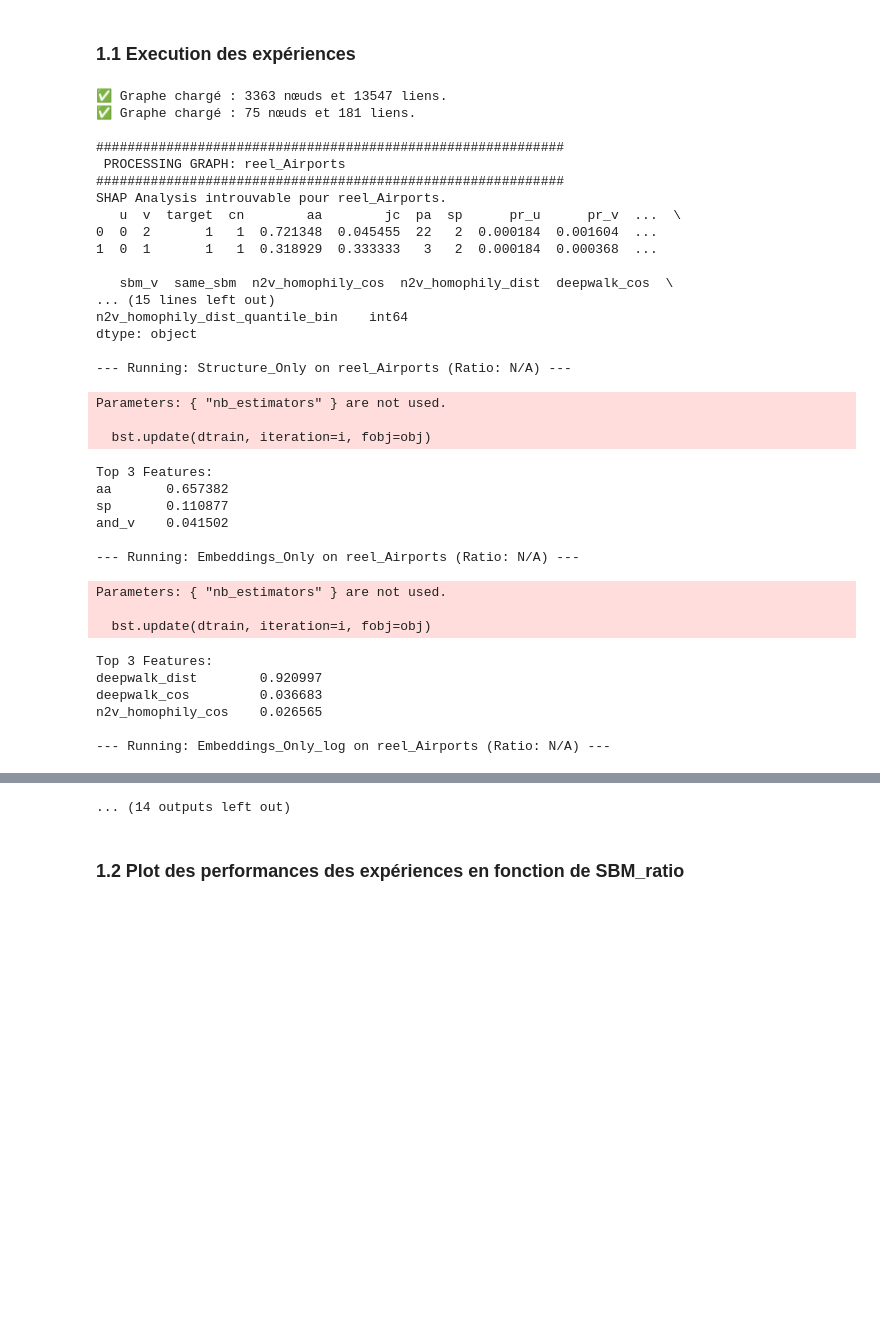
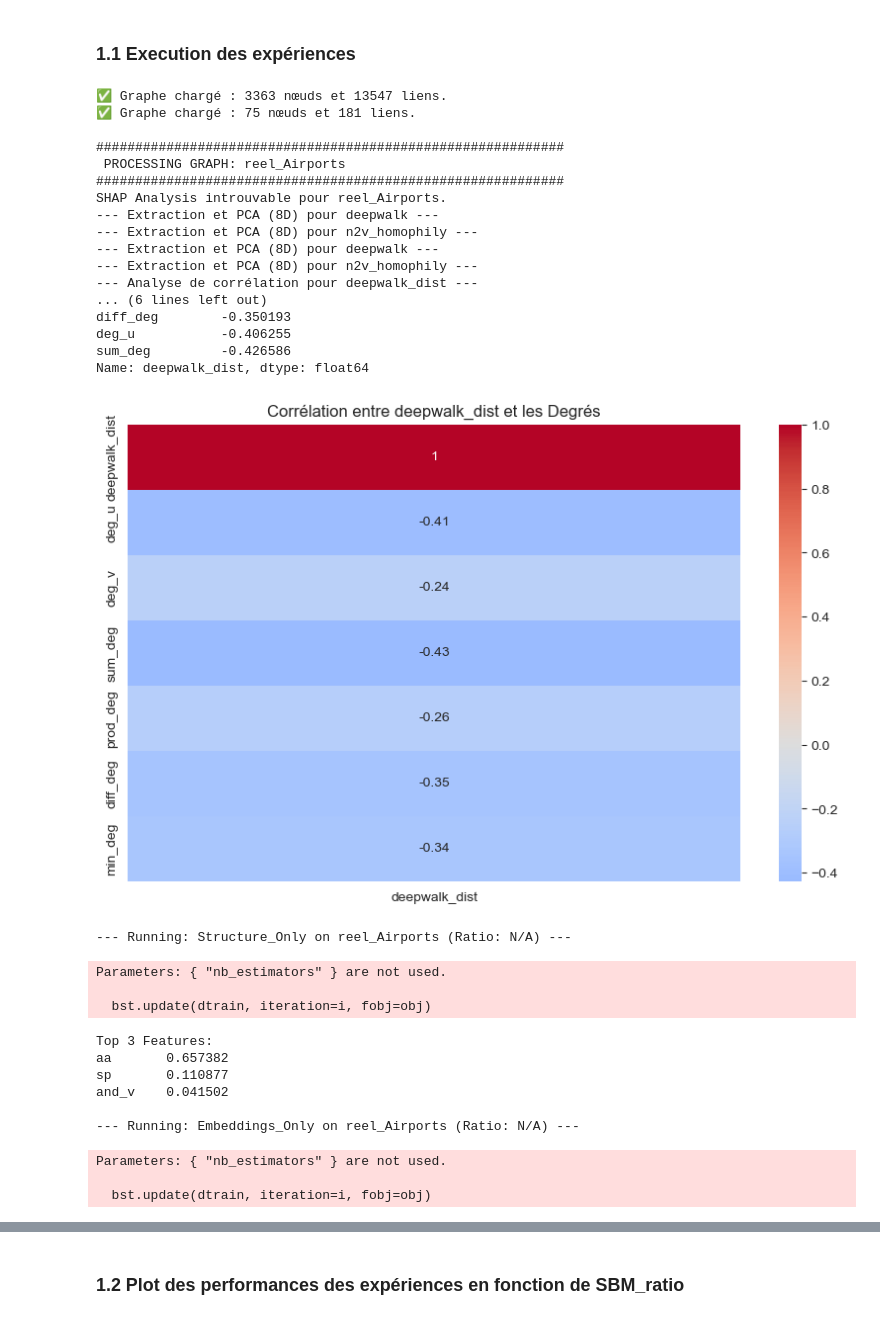
Before and after one commit to DeankoontzG/SHAP-like-Graph-Analysis, a Jupyter notebook: Performance_Analysis_G_Reels.ipynb, the cells around one changed output, grey strips where cells are left out. Cells and saved outputs as stored; diff of their text form; code cells hidden in the pictures; blank space fills up the shorter version.

```diff
--- a/Performance_Analysis_G_Reels.ipynb
+++ b/Performance_Analysis_G_Reels.ipynb
@@ -79,12 +146,14 @@ features_structure = ['pa', 'pr_u', 'pr_v', 'lcc_u', 'lcc_v', 'and_u', 'and_v',
                       'sp',
                       'jc', 'aa', 'cn',
                       'dc_v']
-features_commu_inferee = ['louvain_v', 'louvain_u', 'same_louvain', 'infomap_u', 'infomap_v', 'same_infomap', 'sbm_u', 'sbm_v', 'same_sbm']
+features_commu_inferee = ['louvain_density', 'same_louvain', 'infomap_density', 'same_infomap', 'sbm_density', 'same_sbm']
 features_commu_inferee_same_group_only = ['same_louvain', 'same_infomap', 'same_sbm']
 #features_embeddings = ['n2v_p2_q0.5_cosine', 'n2v_p2_q0.5_dist', 'n2v_p1_q1_cosine', 'n2v_p1_q1_dist']
 features_embeddings = ["deepwalk_dist", "deepwalk_cos", "n2v_homophily_dist", "n2v_homophily_cos"]
+features_embeddings_cos_only = ["deepwalk_cos", "n2v_homophily_cos"]
 features_embeddings_log_bin = ["deepwalk_dist_log_bin", "n2v_homophily_dist_log_bin"]
 features_embeddings_quantile_bin = ["deepwalk_dist_quantile_bin", "n2v_homophily_dist_quantile_bin"]
+features_embeddings_PCA = ["deepwalk_dist_pca", "deepwalk_cos_pca", "n2v_homophily_dist_pca", "n2v_homophily_cos_pca"]
 #features_ground_truth = ['block_reel_u', 'block_reel_v','same_block_reel', "dist_reelle", "proba_lien_reelle"]
 #features_ground_truth_same_group_only = ['same_block_reel']
 #features_ground_truth_proba_only = ['proba_lien_reelle']
@@ -98,16 +167,18 @@ experiments = {
     "Structure_Only": features_structure,
     #"Structure_with_GT": features_structure + features_ground_truth,
     "Embeddings_Only": features_embeddings,
+    "Embeddings_Only_cos": features_embeddings_cos_only,
     "Embeddings_Only_log": features_embeddings_log_bin,
     "Embeddings_Only_quantile": features_embeddings_quantile_bin,
+    "Embeddings_Only_PCA": features_embeddings_PCA,
     "Inferred_Commu only": features_commu_inferee,
     #"Inferred_Commu_sg_only": features_commu_inferee_same_group_only,
-    "Embeddings + Inferred_Commu": features_embeddings + features_commu_inferee,
-    "Structure + Inferred_Commu": features_structure + features_commu_inferee,
-    "Structure + Embeddings": features_structure + features_embeddings,
-    "Structure + Embeddings_log": features_structure + features_embeddings_log_bin,
-    "Structure + Embeddings_quantile": features_structure + features_embeddings_quantile_bin,
-    "Full_features": features_structure + features_commu_inferee + features_embeddings
+    #"Embeddings + Inferred_Commu": features_embeddings + features_commu_inferee,
+    #"Structure + Inferred_Commu": features_structure + features_commu_inferee,
+    #"Structure + Embeddings": features_structure + features_embeddings,
+    #"Structure + Embeddings_log": features_structure + features_embeddings_log_bin,
+    #"Structure + Embeddings_quantile": features_structure + features_embeddings_quantile_bin,
+    #"Full_features": features_structure + features_commu_inferee + features_embeddings
 }
 
 all_results = []
@@ -115,7 +186,9 @@ G_name = "reel_Airports"
 G_obj_Airports = load_graphml_safe("graph_library/reel_Airports.graphml")
 G_obj_Blumenau = load_graphml_safe("graph_library/reel_blumenau_drug.graphml")
 
-G_name_list = ["reel_Airports", "reel_blumenau_drug"]
+G_name_list = ["reel_Airports",
+               #"reel_blumenau_drug"
+              ]
 G_obj_list = [G_obj_Airports, G_obj_Blumenau]
 
 for G_name, G_obj in zip(G_name_list, G_obj_list):
@@ -127,7 +200,7 @@ for G_name, G_obj in zip(G_name_list, G_obj_list):
     # 1. Chargement des données (train/eval)
     # gp.load_all_data_for_graph doit retourner les DataFrames déjà calculés
     try:
-        _, dataset_train, dataset_eval, _, _, _ = gp.load_all_data_for_graph(G_name)
+        G_train , dataset_train, dataset_eval, _, _, _ = gp.load_all_data_for_graph(G_name)
     except Exception as e:
         print(f"❌ Erreur chargement data pour {G_name}: {e}")
         continue
@@ -145,8 +218,12 @@ for G_name, G_obj in zip(G_name_list, G_obj_list):
     dataset_eval = gp.apply_quantile_binning(dataset_eval, "deepwalk_dist")
     dataset_eval = gp.apply_quantile_binning(dataset_eval, "n2v_homophily_dist")
 
-    print(dataset_train.head(2))
-    print(dataset_train.filter(like='bin').dtypes)
+    dataset_train = add_pca_features_from_graph(dataset_train, G_train, "deepwalk", "deepwalk", n_components=8)
+    dataset_train = add_pca_features_from_graph(dataset_train, G_train, "n2v_homophily", "n2v_homophily", n_components=8)
+    dataset_eval = add_pca_features_from_graph(dataset_eval, G_train, "deepwalk", "deepwalk", n_components=8)
+    dataset_eval = add_pca_features_from_graph(dataset_eval, G_train, "n2v_homophily", "n2v_homophily", n_components=8)
+
+    corr_results = check_embedding_degree_correlation(dataset_train, G_train)
 
     # 3. Lancement des expériences (Topologie, Commu, Embeddings, etc.)
     for exp_name, feat_list in experiments.items():
@@ -185,58 +262,54 @@ for G_name, G_obj in zip(G_name_list, G_obj_list):
             "Eval_AP": stats_eval_df["EXP_AP"].iloc[0],
             "Eval_AUC": stats_eval_df["EXP_AUC-ROC"].iloc[0],
             "Overfit_Delta_AP": stats_df["Test_AP"].iloc[0] - stats_eval_df["EXP_AP"].iloc[0],
             "Top_Feature": feat_imp_series.index[0],
             "Top_Importance": feat_imp_series.iloc[0]
         })
 
 # --- RECAPITULATIF FINAL ---
 df_compare = pd.DataFrame(all_results)
 print("\n" + "="*80)
 print("COMPARAISON FINALE DES PERFORMANCES")
 print("="*80)
 # Tri pour voir les plus gros overfits en premier
 if not df_compare.empty:
     print(df_compare.sort_values(by="Overfit_Delta_AP", ascending=False).to_string(index=False))
 
 # Sauvegarde
 output_dir = "outputs/results"
 os.makedirs(output_dir, exist_ok=True)
 output_path = os.path.join(output_dir, "benchmark_G_reels_results.csv")
 df_compare.to_csv(output_path, index=False)
 print(f"\n✅ Résultats sauvegardés dans : {output_path}")
 # %% [output]
 ✅ Graphe chargé : 3363 nœuds et 13547 liens.
 ✅ Graphe chargé : 75 nœuds et 181 liens.
 
 ############################################################
  PROCESSING GRAPH: reel_Airports
 ############################################################
 SHAP Analysis introuvable pour reel_Airports.
-   u  v  target  cn        aa        jc  pa  sp      pr_u      pr_v  ...  \
-0  0  2       1   1  0.721348  0.045455  22   2  0.000184  0.001604  ...
-1  0  1       1   1  0.318929  0.333333   3   2  0.000184  0.000368  ...
-
-   sbm_v  same_sbm  n2v_homophily_cos  n2v_homophily_dist  deepwalk_cos  \
-... (15 lines left out)
-n2v_homophily_dist_quantile_bin    int64
-dtype: object
-
---- Running: Structure_Only on reel_Airports (Ratio: N/A) ---
+--- Extraction et PCA (8D) pour deepwalk ---
+--- Extraction et PCA (8D) pour n2v_homophily ---
+--- Extraction et PCA (8D) pour deepwalk ---
+--- Extraction et PCA (8D) pour n2v_homophily ---
+--- Analyse de corrélation pour deepwalk_dist ---
+... (6 lines left out)
+diff_deg        -0.350193
+deg_u           -0.406255
+sum_deg         -0.426586
+Name: deepwalk_dist, dtype: float64
+[figure, added]
-Parameters: { "nb_estimators" } are not used.
-
-  bst.update(dtrain, iteration=i, fobj=obj)
+--- Running: Structure_Only on reel_Airports (Ratio: N/A) ---
-Top 3 Features:
-aa       0.657382
-sp       0.110877
-and_v    0.041502
+Parameters: { "nb_estimators" } are not used.
 
---- Running: Embeddings_Only on reel_Airports (Ratio: N/A) ---
+  bst.update(dtrain, iteration=i, fobj=obj)
-Parameters: { "nb_estimators" } are not used.
+Top 3 Features:
+aa       0.657382
+sp       0.110877
+and_v    0.041502
 
-  bst.update(dtrain, iteration=i, fobj=obj)
+--- Running: Embeddings_Only on reel_Airports (Ratio: N/A) ---
-Top 3 Features:
-deepwalk_dist        0.920997
-deepwalk_cos         0.036683
-n2v_homophily_cos    0.026565
+Parameters: { "nb_estimators" } are not used.
 
---- Running: Embeddings_Only_log on reel_Airports (Ratio: N/A) ---
+  bst.update(dtrain, iteration=i, fobj=obj)
@@ -271,4 +342,3 @@ Parameters: { "nb_estimators" } are not used.
-... (14 outputs left out)
 # %% [markdown]
 ### 1.2 Plot des performances des expériences en fonction de SBM_ratio
 # %%
```
Also changed, not shown: parts of 3 cells of this notebook, 3 other files.
